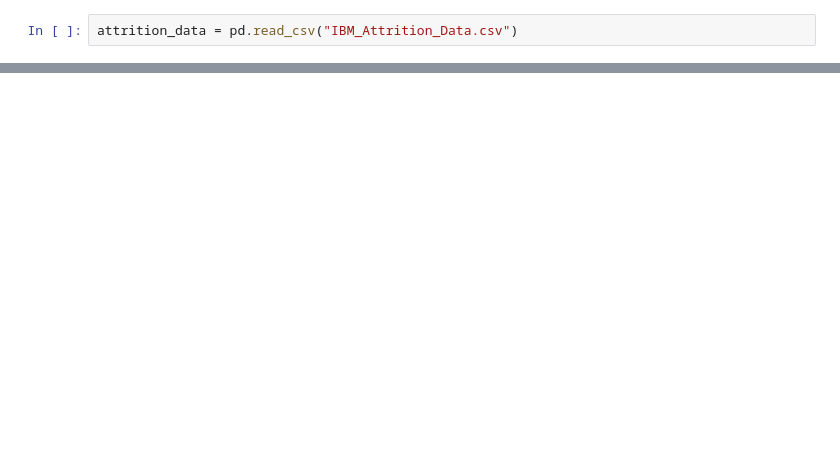
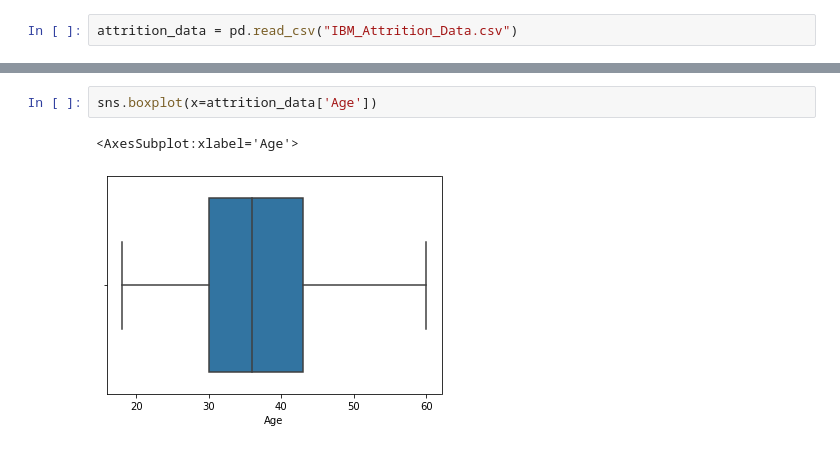
Before and after one commit to AmbassadorOTU/ibm-attrition-data, a Jupyter notebook: Attrition_modelling.ipynb, the cells around one changed output, grey strips where cells are left out. Saved outputs shown, nothing was run; the diff lists cells and outputs as text; blank space fills up the shorter version.

```diff
--- a/Attrition_modelling.ipynb
+++ b/Attrition_modelling.ipynb
@@ -20,0 +47,5 @@ AttributeError: 'DataFrame' object has no attribute 'dtype'
+# %%
+sns.boxplot(x=attrition_data['Age'])
+# %% [output]
+<AxesSubplot:xlabel='Age'>
+[figure, added]
```
Also changed, not shown: parts of 16 cells of this notebook, 1 other file.
